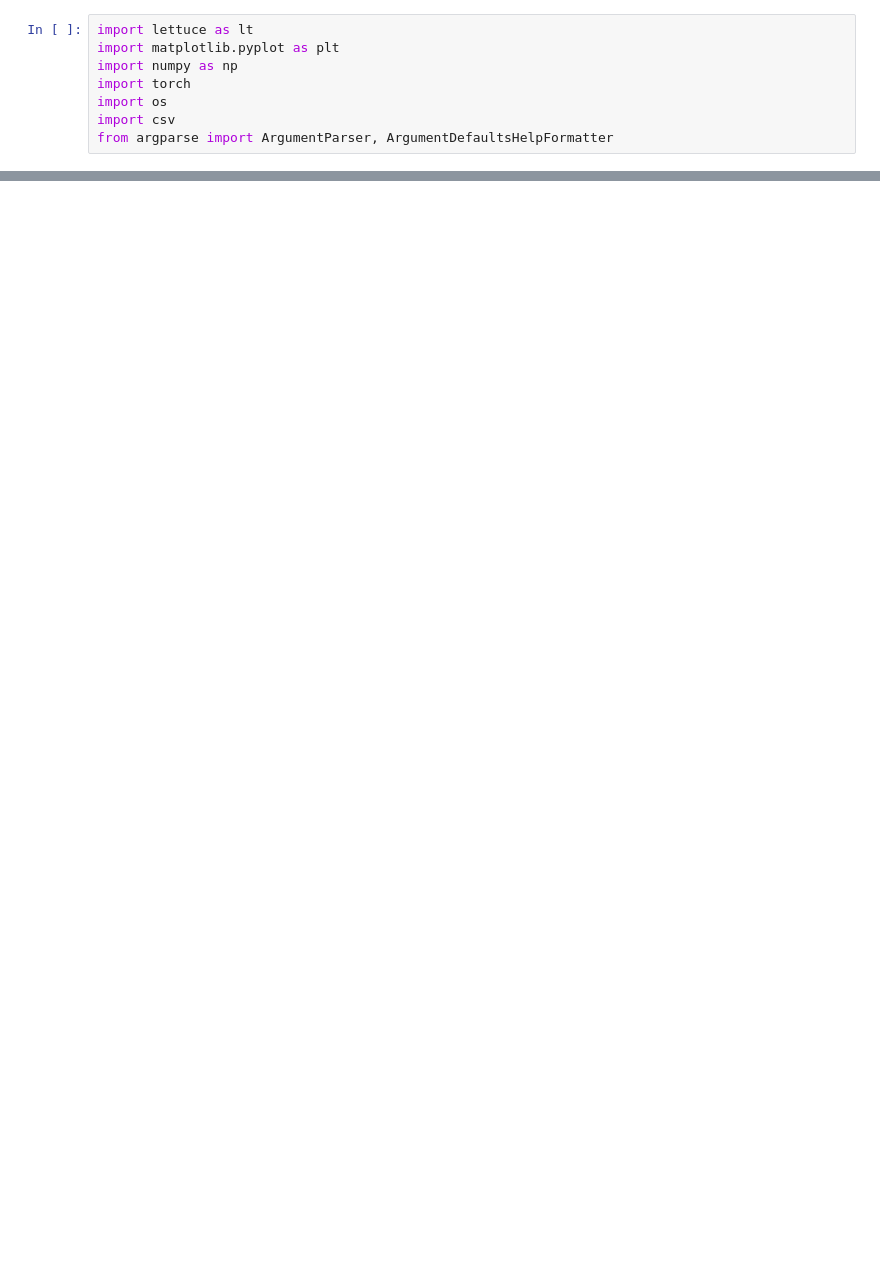
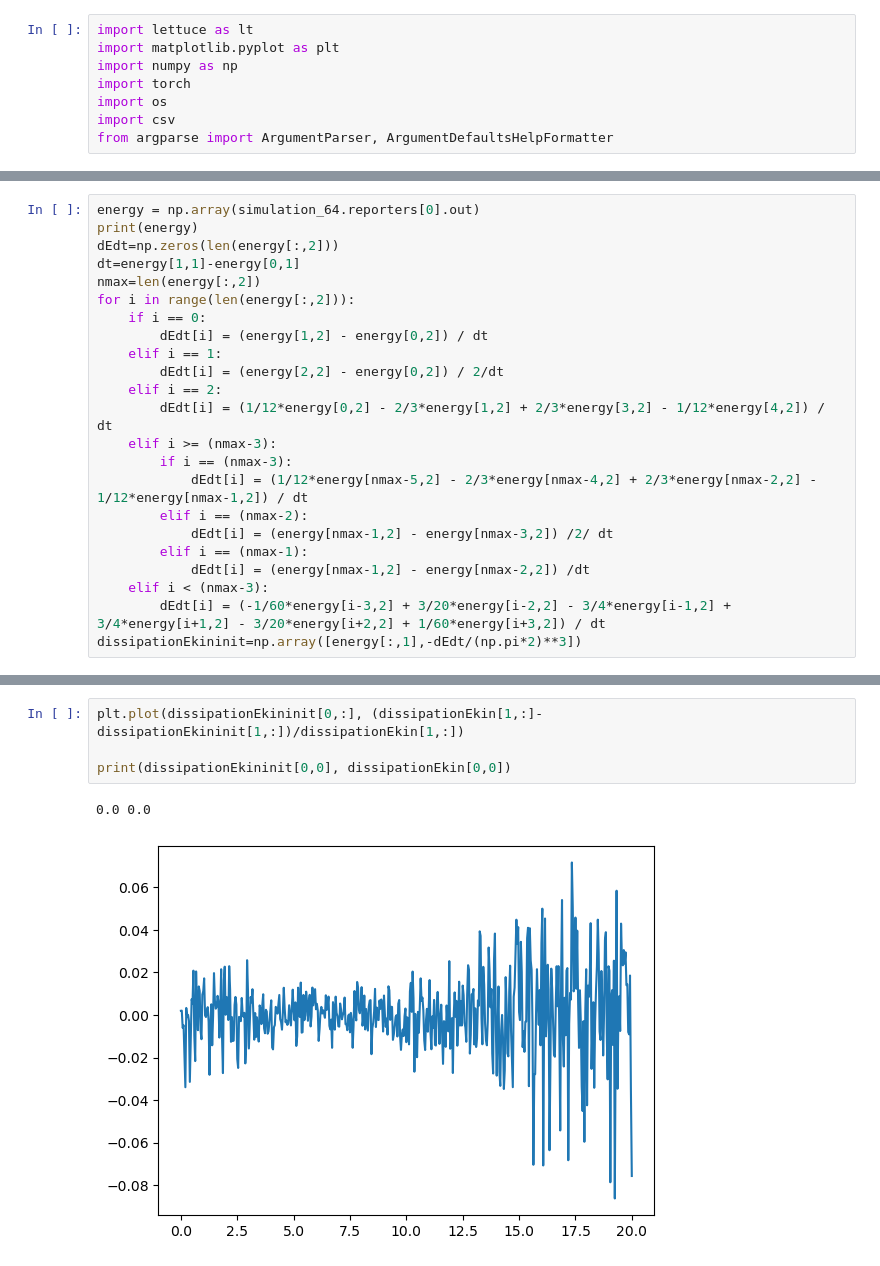
Before and after one commit to McBs/lettuce, a Jupyter notebook: examples/TGV_flow.ipynb, the cells around one changed output, grey strips where cells are left out. Drawn from its saved outputs; the diff is of its cells as text; blank space fills up the shorter version.

```diff
--- a/examples/TGV_flow.ipynb
+++ b/examples/TGV_flow.ipynb
@@ -188,0 +287,23 @@ with open(csvdir + 'Symmetrie.csv', 'w', newline='') as file:
+# %%
+energy = np.array(simulation_64.reporters[0].out)
+print(energy)
+dEdt=np.zeros(len(energy[:,2]))
+dt=energy[1,1]-energy[0,1]
+nmax=len(energy[:,2])
+for i in range(len(energy[:,2])):
+    if i == 0:
+        dEdt[i] = (energy[1,2] - energy[0,2]) / dt
+    elif i == 1:
+        dEdt[i] = (energy[2,2] - energy[0,2]) / 2/dt
+    elif i == 2:
+        dEdt[i] = (1/12*energy[0,2] - 2/3*energy[1,2] + 2/3*energy[3,2] - 1/12*energy[4,2]) / dt
+    elif i >= (nmax-3):
+        if i == (nmax-3):
+            dEdt[i] = (1/12*energy[nmax-5,2] - 2/3*energy[nmax-4,2] + 2/3*energy[nmax-2,2] - 1/12*energy[nmax-1,2]) / dt
+        elif i == (nmax-2):
+            dEdt[i] = (energy[nmax-1,2] - energy[nmax-3,2]) /2/ dt
+        elif i == (nmax-1):
+            dEdt[i] = (energy[nmax-1,2] - energy[nmax-2,2]) /dt
+    elif i < (nmax-3):
+        dEdt[i] = (-1/60*energy[i-3,2] + 3/20*energy[i-2,2] - 3/4*energy[i-1,2] + 3/4*energy[i+1,2] - 3/20*energy[i+2,2] + 1/60*energy[i+3,2]) / dt
+dissipationEkininit=np.array([energy[:,1],-dEdt/(np.pi*2)**3])
@@ -188,0 +343,7 @@ with open(csvdir + 'Symmetrie.csv', 'w', newline='') as file:
+# %%
+plt.plot(dissipationEkininit[0,:], (dissipationEkin[1,:]-dissipationEkininit[1,:])/dissipationEkin[1,:])
+
+print(dissipationEkininit[0,0], dissipationEkin[0,0])
+# %% [output]
+0.0 0.0
+[figure, added]
```
Also changed, not shown: parts of 11 cells of this notebook.
